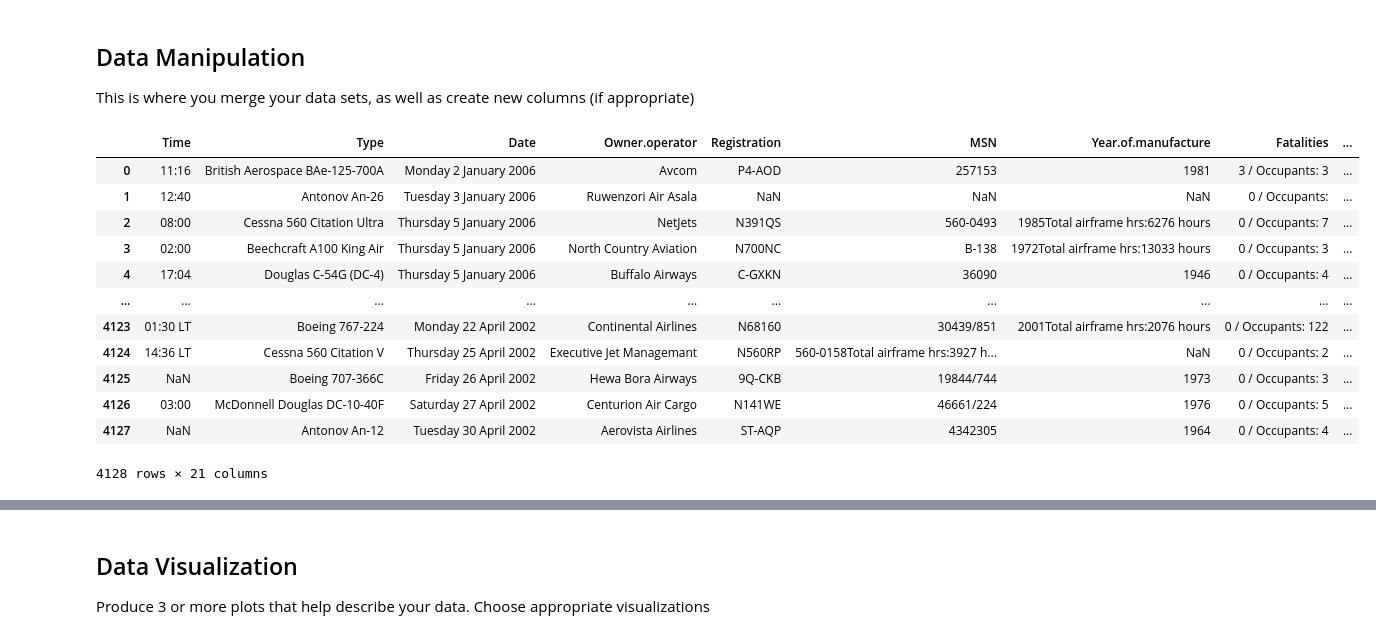
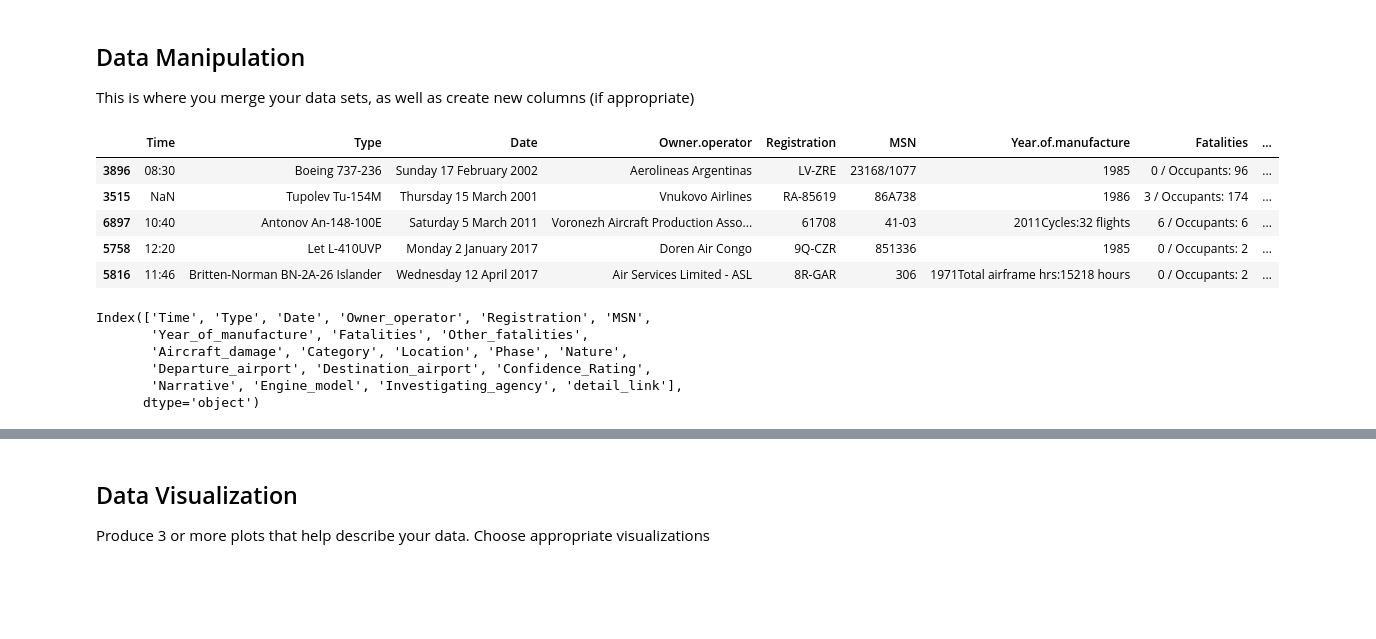
Before and after one commit to yfsongum/flight_accident, a Jupyter notebook: code/flight_accident.ipynb, the cells around one changed output, grey strips where cells are left out. Drawn from its saved outputs; the diff is of its cells as text; code cells hidden in the pictures; blank space fills up the shorter version.

Commit message:
merge ASN datasets & attempts to clean airports

```diff
--- a/code/flight_accident.ipynb
+++ b/code/flight_accident.ipynb
@@ -41,25 +41,30 @@ pd.set_option('display.max_columns', None)
 # %%
 import glob
 
-path = "data/ASN/"
-file_pattern = f"{path}accident_details_*.csv"
+path = "../data/"
+patterns = [f"{path}accident_details_*.csv", f"{path}*_accident_details.csv"]
 
-csv_files = glob.glob(file_pattern)
+csv_files = []
+for p in patterns:
+    csv_files.extend(glob.glob(p))
 
 dfs = [pd.read_csv(file) for file in csv_files]
 df = pd.concat(dfs, ignore_index=True)
-df
+df.sample(5)
 # %% [output]
 |  | Time | Type | Date | Owner.operator | Registration | MSN | Year.of.manufacture | Fatalities | ... |
-| 0 | 11:16 | British Aerospace BAe-125-700A | Monday 2 January 2006 | Avcom | P4-AOD | 257153 | 1981 | 3 / Occupants: 3 | ... |
-| 1 | 12:40 | Antonov An-26 | Tuesday 3 January 2006 | Ruwenzori Air Asala | NaN | NaN | NaN | 0 / Occupants: | ... |
-| 2 | 08:00 | Cessna 560 Citation Ultra | Thursday 5 January 2006 | NetJets | N391QS | 560-0493 | 1985Total airframe hrs:6276 hours | 0 / Occupants: 7 | ... |
-| 3 | 02:00 | Beechcraft A100 King Air | Thursday 5 January 2006 | North Country Aviation | N700NC | B-138 | 1972Total airframe hrs:13033 hours | 0 / Occupants: 3 | ... |
-| 4 | 17:04 | Douglas C-54G (DC-4) | Thursday 5 January 2006 | Buffalo Airways | C-GXKN | 36090 | 1946 | 0 / Occupants: 4 | ... |
-| ... | ... | ... | ... | ... | ... | ... | ... | ... | ... |
-| 4123 | 01:30 LT | Boeing 767-224 | Monday 22 April 2002 | Continental Airlines | N68160 | 30439/851 | 2001Total airframe hrs:2076 hours | 0 / Occupants: 122 | ... |
-| 4124 | 14:36 LT | Cessna 560 Citation V | Thursday 25 April 2002 | Executive Jet Managemant | N560RP | 560-0158Total airframe hrs:3927 h... | NaN | 0 / Occupants: 2 | ... |
-| 4125 | NaN | Boeing 707-366C | Friday 26 April 2002 | Hewa Bora Airways | 9Q-CKB | 19844/744 | 1973 | 0 / Occupants: 3 | ... |
-| 4126 | 03:00 | McDonnell Douglas DC-10-40F | Saturday 27 April 2002 | Centurion Air Cargo | N141WE | 46661/224 | 1976 | 0 / Occupants: 5 | ... |
-| 4127 | NaN | Antonov An-12 | Tuesday 30 April 2002 | Aerovista Airlines | ST-AQP | 4342305 | 1964 | 0 / Occupants: 4 | ... |
+| 3896 | 08:30 | Boeing 737-236 | Sunday 17 February 2002 | Aerolineas Argentinas | LV-ZRE | 23168/1077 | 1985 | 0 / Occupants: 96 | ... |
+| 3515 | NaN | Tupolev Tu-154M | Thursday 15 March 2001 | Vnukovo Airlines | RA-85619 | 86A738 | 1986 | 3 / Occupants: 174 | ... |
+| 6897 | 10:40 | Antonov An-148-100E | Saturday 5 March 2011 | Voronezh Aircraft Production Asso... | 61708 | 41-03 | 2011Cycles:32 flights | 6 / Occupants: 6 | ... |
+| 5758 | 12:20 | Let L-410UVP | Monday 2 January 2017 | Doren Air Congo | 9Q-CZR | 851336 | 1985 | 0 / Occupants: 2 | ... |
+| 5816 | 11:46 | Britten-Norman BN-2A-26 Islander | Wednesday 12 April 2017 | Air Services Limited - ASL | 8R-GAR | 306 | 1971Total airframe hrs:15218 hours | 0 / Occupants: 2 | ... |
-4128 rows × 21 columns
+# %%
+df.columns = [col.replace('.', '_') for col in df.columns]
+df.columns
+# %% [output]
+Index(['Time', 'Type', 'Date', 'Owner_operator', 'Registration', 'MSN',
+       'Year_of_manufacture', 'Fatalities', 'Other_fatalities',
+       'Aircraft_damage', 'Category', 'Location', 'Phase', 'Nature',
+       'Departure_airport', 'Destination_airport', 'Confidence_Rating',
+       'Narrative', 'Engine_model', 'Investigating_agency', 'detail_link'],
+      dtype='object')
```
Also changed, not shown: parts of 11 cells of this notebook.
